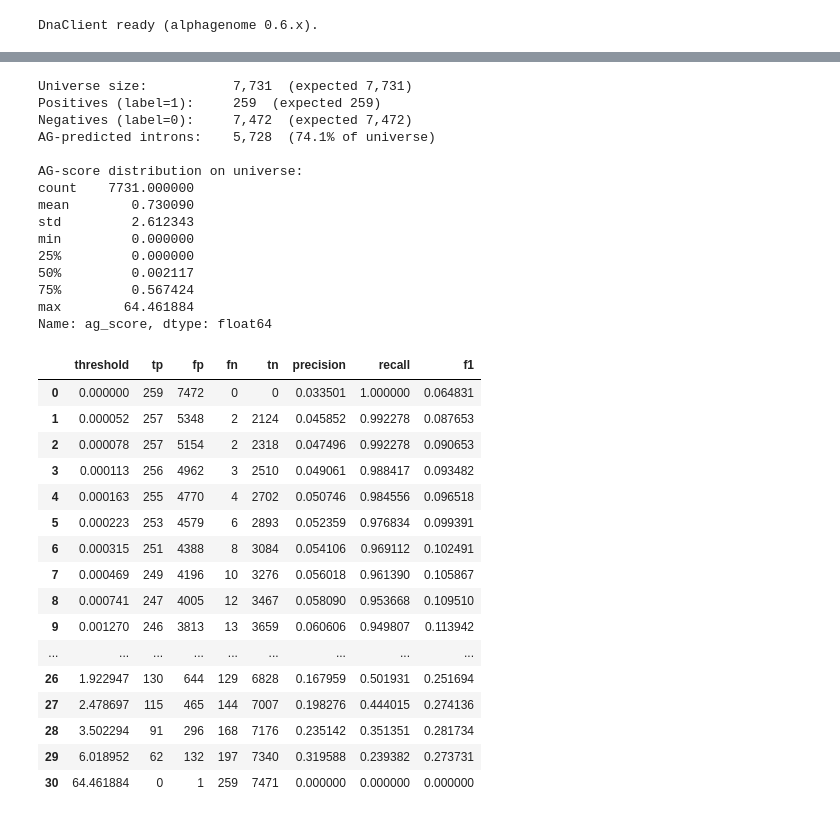
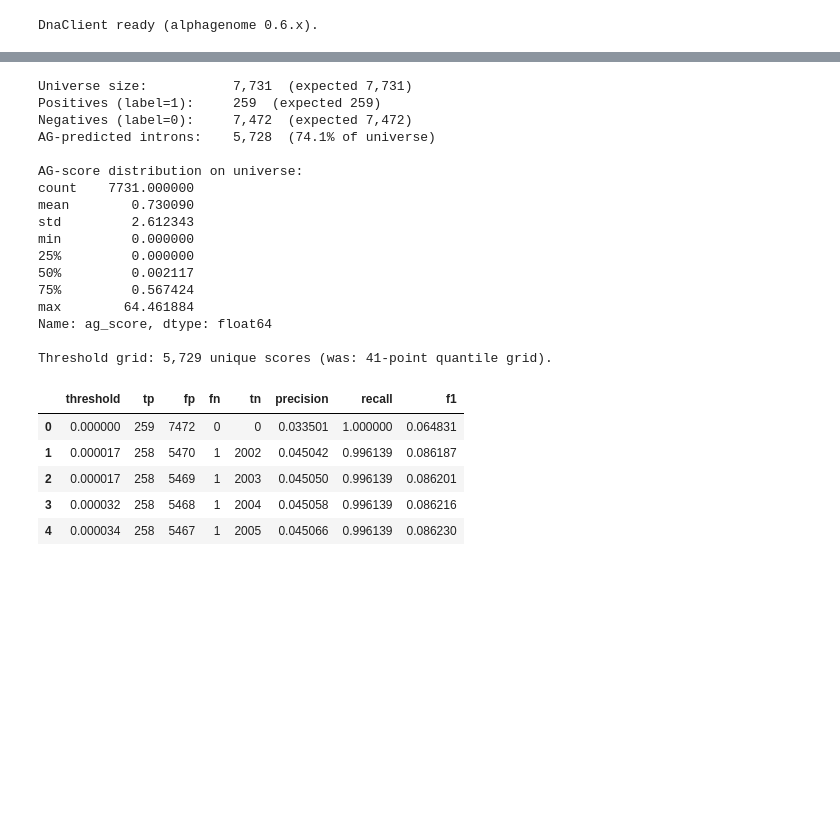
Before and after one commit to Jin-HoMLee/splice-neoepitope-pipeline, a Jupyter notebook: research/notebooks/issue_224_alphagenome_exp1_patient_001.ipynb, the cells around one changed output, grey strips where cells are left out. Saved outputs shown, nothing was run; the diff lists cells and outputs as text; code cells hidden in the pictures; blank space fills up the shorter version.

```diff
--- a/research/notebooks/issue_224_alphagenome_exp1_patient_001.ipynb
+++ b/research/notebooks/issue_224_alphagenome_exp1_patient_001.ipynb
@@ -480,49 +460,43 @@ def pr_f1_universe(uni_df: pd.DataFrame, threshold: float) -> dict:
     fp = int(np.sum(pred_pos & ~actual_pos))
     fn = int(np.sum(~pred_pos & actual_pos))
     tn = int(np.sum(~pred_pos & ~actual_pos))
     precision = tp / (tp + fp) if (tp + fp) else 0.0
     recall = tp / (tp + fn) if (tp + fn) else 0.0
     f1 = 2 * precision * recall / (precision + recall) if (precision + recall) else 0.0
     return {"threshold": threshold, "tp": tp, "fp": fp, "fn": fn, "tn": tn,
             "precision": precision, "recall": recall, "f1": f1}
 
 
-# Threshold grid: use score quantiles so we hit transitions densely where the data lives.
+# Dense threshold grid: ALL distinct AG scores in the universe.
+# Earlier 41-quantile grid missed the true F1 optimum by ~6% (caught in PR #398 review;
+# at n=7,731 the dense grid is cheap and gives the exact maximum).
 scores = universe["ag_score"].values
-thresholds = np.unique(np.quantile(scores, np.linspace(0, 1, 41)))
+thresholds = np.unique(scores)
+print(f"\nThreshold grid: {len(thresholds):,} unique scores (was: 41-point quantile grid).")
 metrics = pd.DataFrame([pr_f1_universe(universe, t) for t in thresholds])
-metrics
+metrics.head()
 # %% [output]
 Universe size:           7,731  (expected 7,731)
 Positives (label=1):     259  (expected 259)
 Negatives (label=0):     7,472  (expected 7,472)
 AG-predicted introns:    5,728  (74.1% of universe)
 
 AG-score distribution on universe:
 count    7731.000000
 mean        0.730090
 std         2.612343
 min         0.000000
 25%         0.000000
 50%         0.002117
 75%         0.567424
 max        64.461884
 Name: ag_score, dtype: float64
+
+Threshold grid: 5,729 unique scores (was: 41-point quantile grid).
 |  | threshold | tp | fp | fn | tn | precision | recall | f1 |
 | 0 | 0.000000 | 259 | 7472 | 0 | 0 | 0.033501 | 1.000000 | 0.064831 |
-| 1 | 0.000052 | 257 | 5348 | 2 | 2124 | 0.045852 | 0.992278 | 0.087653 |
-| 2 | 0.000078 | 257 | 5154 | 2 | 2318 | 0.047496 | 0.992278 | 0.090653 |
-| 3 | 0.000113 | 256 | 4962 | 3 | 2510 | 0.049061 | 0.988417 | 0.093482 |
-| 4 | 0.000163 | 255 | 4770 | 4 | 2702 | 0.050746 | 0.984556 | 0.096518 |
-| 5 | 0.000223 | 253 | 4579 | 6 | 2893 | 0.052359 | 0.976834 | 0.099391 |
-| 6 | 0.000315 | 251 | 4388 | 8 | 3084 | 0.054106 | 0.969112 | 0.102491 |
-| 7 | 0.000469 | 249 | 4196 | 10 | 3276 | 0.056018 | 0.961390 | 0.105867 |
-| 8 | 0.000741 | 247 | 4005 | 12 | 3467 | 0.058090 | 0.953668 | 0.109510 |
-| 9 | 0.001270 | 246 | 3813 | 13 | 3659 | 0.060606 | 0.949807 | 0.113942 |
-| ... | ... | ... | ... | ... | ... | ... | ... | ... |
-| 26 | 1.922947 | 130 | 644 | 129 | 6828 | 0.167959 | 0.501931 | 0.251694 |
-| 27 | 2.478697 | 115 | 465 | 144 | 7007 | 0.198276 | 0.444015 | 0.274136 |
-| 28 | 3.502294 | 91 | 296 | 168 | 7176 | 0.235142 | 0.351351 | 0.281734 |
-| 29 | 6.018952 | 62 | 132 | 197 | 7340 | 0.319588 | 0.239382 | 0.273731 |
-| 30 | 64.461884 | 0 | 1 | 259 | 7471 | 0.000000 | 0.000000 | 0.000000 |
+| 1 | 0.000017 | 258 | 5470 | 1 | 2002 | 0.045042 | 0.996139 | 0.086187 |
+| 2 | 0.000017 | 258 | 5469 | 1 | 2003 | 0.045050 | 0.996139 | 0.086201 |
+| 3 | 0.000032 | 258 | 5468 | 1 | 2004 | 0.045058 | 0.996139 | 0.086216 |
+| 4 | 0.000034 | 258 | 5467 | 1 | 2005 | 0.045066 | 0.996139 | 0.086230 |
 # %%
```
Also changed, not shown: parts of 7 cells of this notebook, 2 other files.
